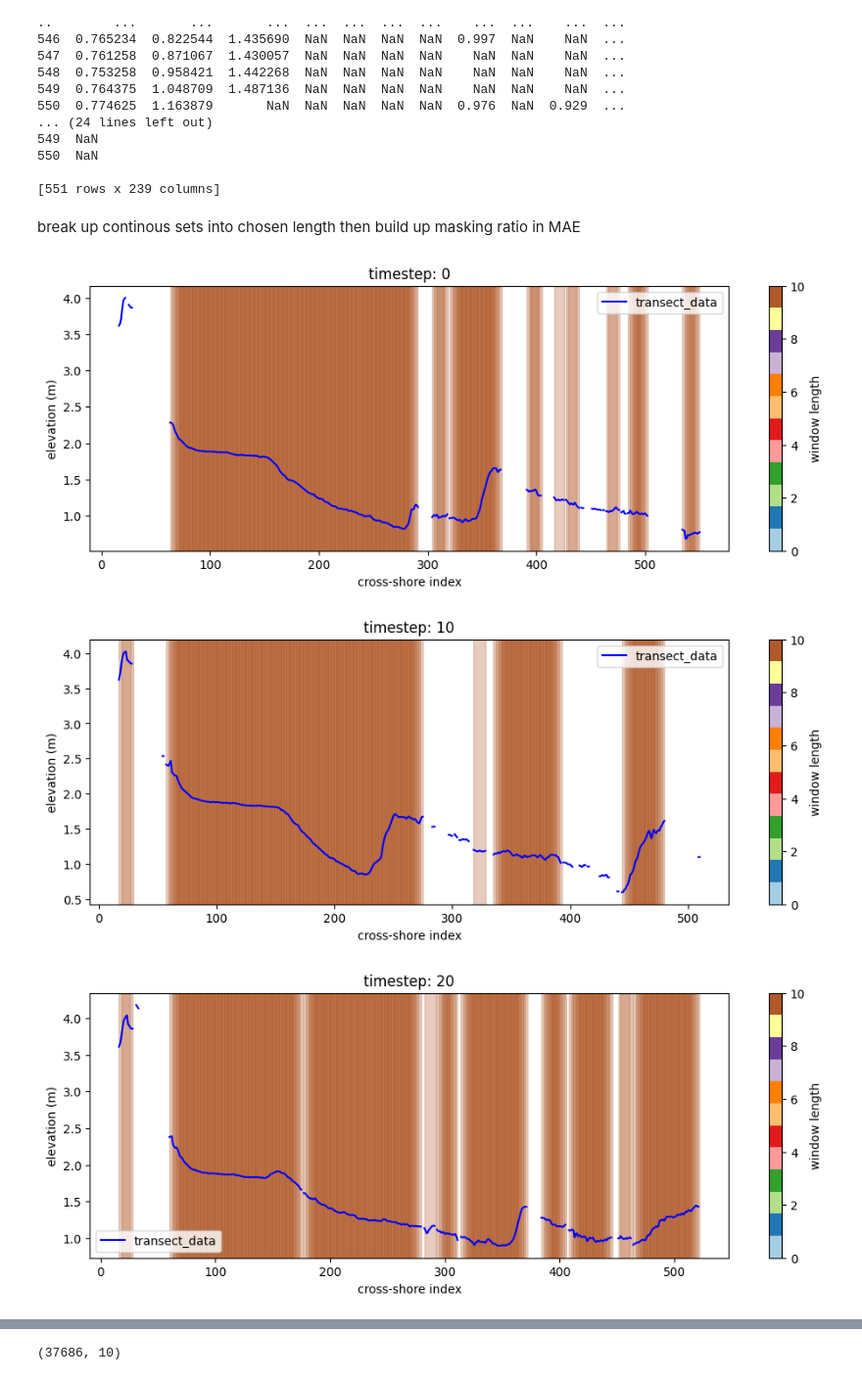
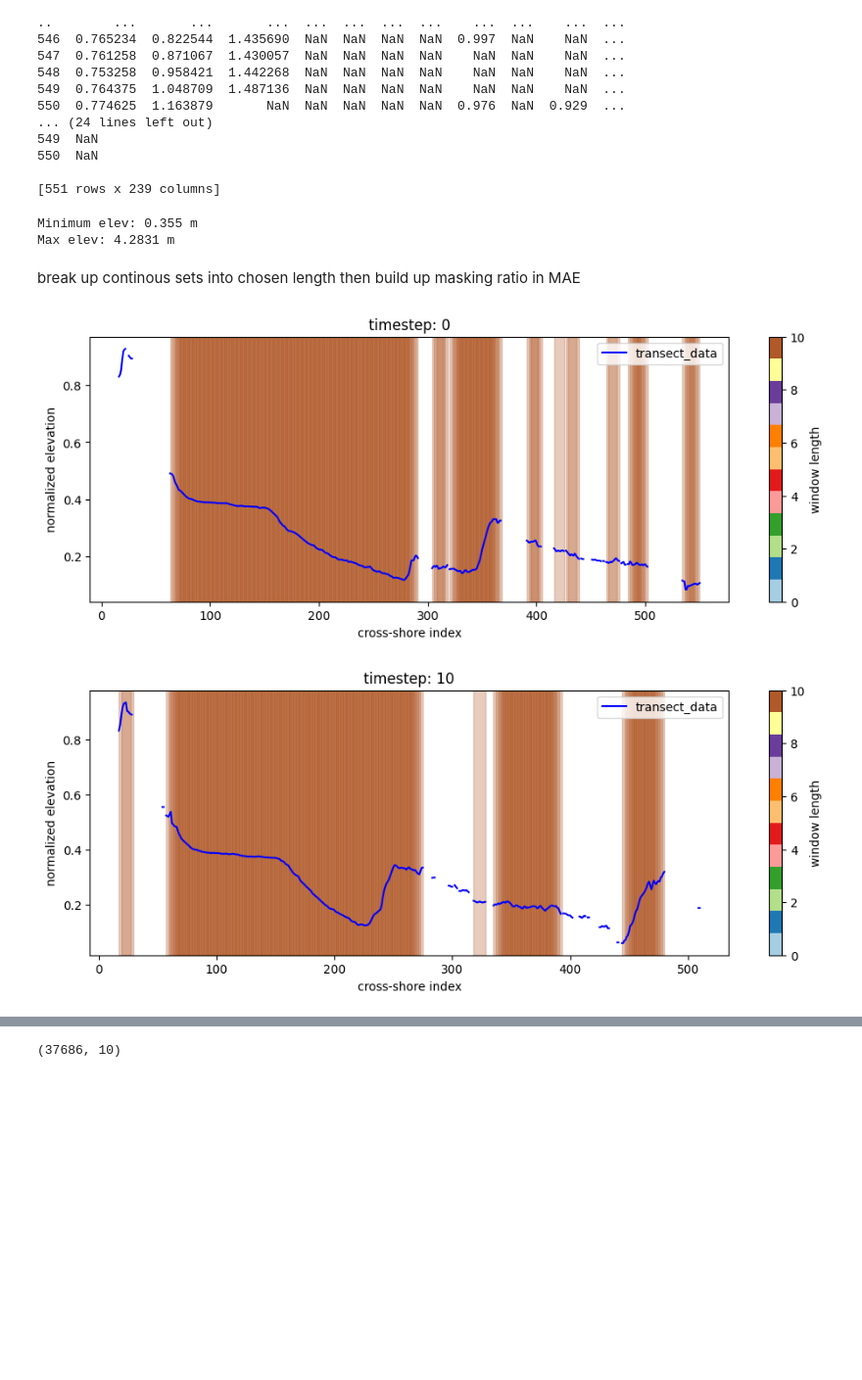
Before and after one commit to NCSU-CHAZ/MasonBEAST, a Jupyter notebook: MAE_window10.ipynb, the cells around one changed output, grey strips where cells are left out. Shown at 98% size. Saved outputs shown, nothing was run; the diff lists cells and outputs as text; code cells hidden in the pictures; blank space fills up the shorter version.

Commit message:
normalized data messed up shape lengths?

```diff
--- a/MAE_window10.ipynb
+++ b/MAE_window10.ipynb
@@ -56,11 +56,30 @@ print(transect_df_raw)
 550  NaN
 
 [551 rows x 239 columns]
+# %%
+# NEED TO NORMALIZE DATA
+all_vals=transect_df_raw.values.flatten()
+all_vals=all_vals[~np.isnan(all_vals)]
+
+min_elev=np.min(all_vals)
+print("Minimum elev:", min_elev,"m")
+max_elev=np.max(all_vals)
+print("Max elev:", max_elev,"m")
+
+def normalize(x):
+    return (x-min_elev)/(max_elev-min_elev)
+def denormalize(x):
+    return x*(max_elev-min_elev)+min_elev
+
+transect_df_norm=(transect_df_raw-min_elev)/(max_elev-min_elev)
+# %% [output]
+Minimum elev: 0.355 m
+Max elev: 4.2831 m
 # %%
 windows={} # window dictionary
 window_idx={} # indexes
 
-for timestep,transect in transect_df_raw.items():
+for timestep,transect in transect_df_norm.items():
     arg=transect.values
     masked=np.ma.masked_invalid(arg)
     clumps=np.ma.clump_unmasked(masked)
@@ -92,38 +111,37 @@ for timestep in window_idx:
 # %%
 # check function
 # plot the windows
-timesteps=[0,10,20,40,60,80,100]
+timesteps=[0,10]#,20,40,60,80,100]
 
 cmap=plt.cm.Paired
 norm=plt.Normalize(0,size)
 
 for timestep in timesteps:
-    transect=transect_df_raw[timestep]
+    transect=transect_df_norm[timestep]
 
     aeta=transect.values
     crossDist=np.arange(len(aeta))
 
     plt.figure(figsize=(12,4))
 
     plt.plot(crossDist,aeta,color='blue',label='transect_data') # plot transect
 
     for (start,stop) in split_windows_idx[timestep]:
         length=stop-start
         color=cmap(norm(length))
         plt.axvspan(start,stop,color=color,alpha=0.3)
 
     plt.title(f"timestep: {timestep}")
     plt.xlabel("cross-shore index")
-    plt.ylabel("elevation (m)")
+    plt.ylabel("normalized elevation")
 
     # color bar
     sm=plt.cm.ScalarMappable(cmap=cmap,norm=norm)
     sm.set_array([])
     plt.colorbar(sm,label='window length')
     plt.legend()
 
     plt.show()
 # %% [output]
-[figure, old version]
+[figure, new version]
-[figure, old version]
+[figure, new version]
-[figure, removed]
```
Also changed, not shown: parts of 10 cells of this notebook.
